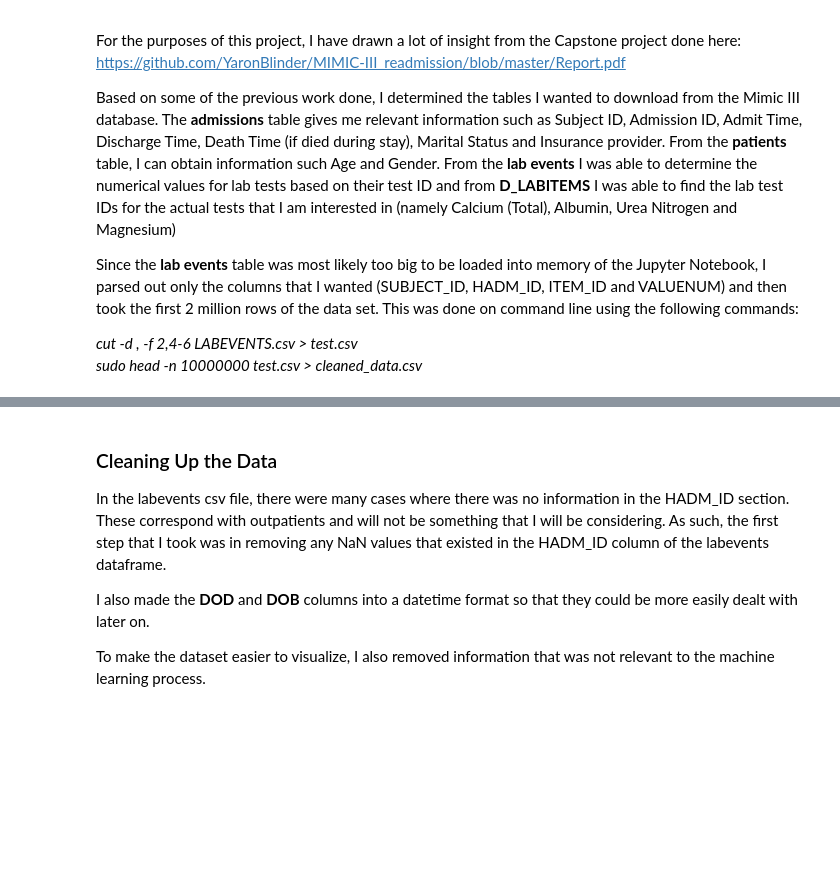
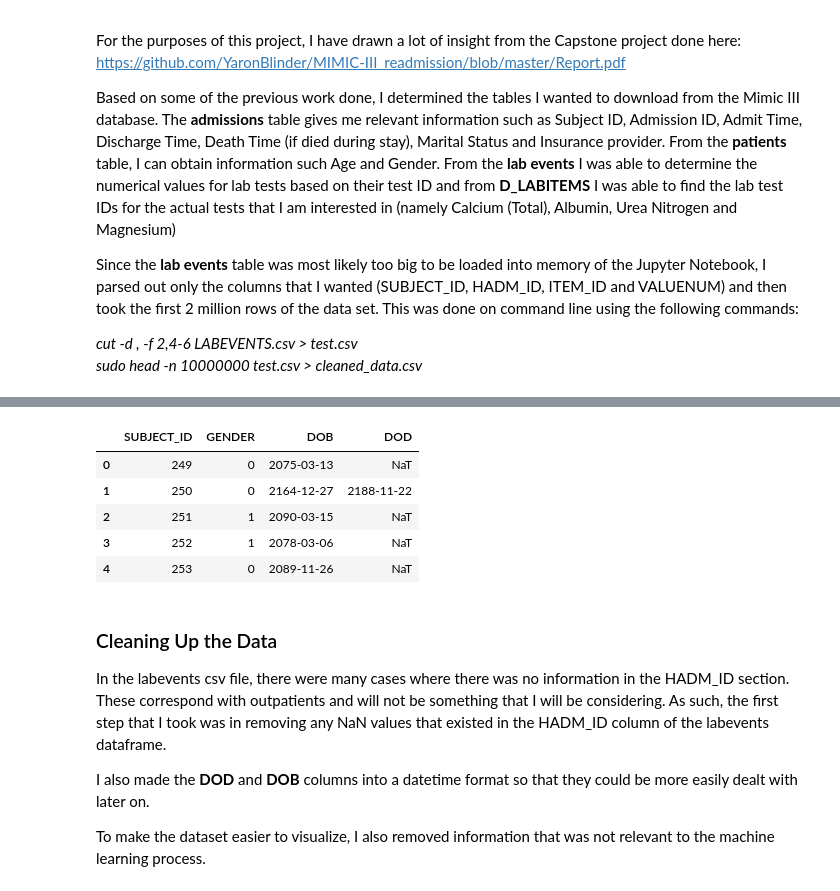
Before and after one commit to asheu96/final_project_prompt, a Jupyter notebook: Final Project.ipynb, the cells around one changed output, grey strips where cells are left out. Cells and saved outputs as stored; diff of their text form; code cells hidden in the pictures; blank space fills up the shorter version.

```diff
--- a/Final Project.ipynb
+++ b/Final Project.ipynb
@@ -43,3 +70,12 @@ patients = pd.read_csv('PATIENTS.csv')
+# %%
+patients.head()
+# %% [output]
+|  | SUBJECT_ID | GENDER | DOB | DOD |
+| 0 | 249 | 0 | 2075-03-13 | NaT |
+| 1 | 250 | 0 | 2164-12-27 | 2188-11-22 |
+| 2 | 251 | 1 | 2090-03-15 | NaT |
+| 3 | 252 | 1 | 2078-03-06 | NaT |
+| 4 | 253 | 0 | 2089-11-26 | NaT |
 # %% [markdown]
 ### Cleaning Up the Data
 
```
Also changed, not shown: parts of 4 cells of this notebook.
